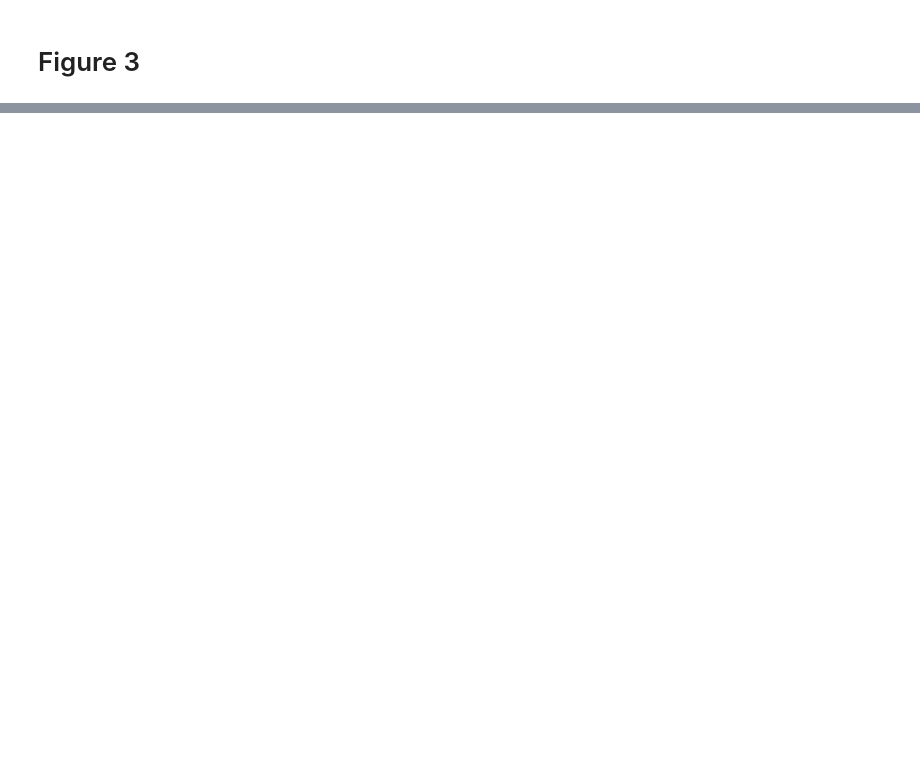
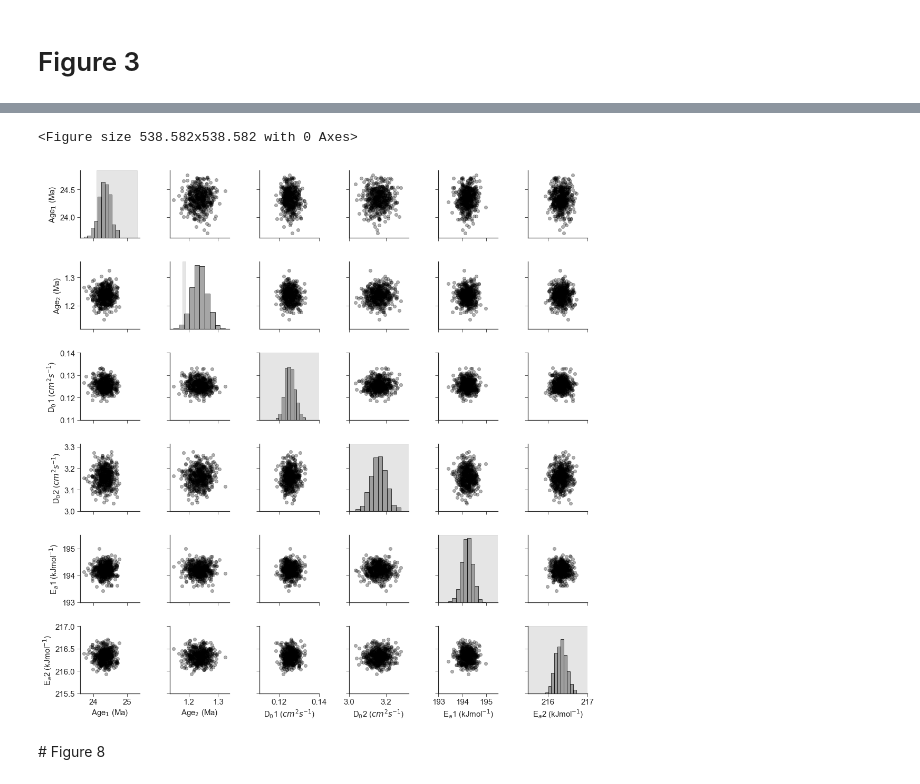
Before and after one commit to jackcarter9/Bayesian-multi-component-40Ar-39Ar-dating, a Jupyter notebook: Code/Plots in paper and Supplement/Plots for Paper.ipynb, the cells around one changed output, grey strips where cells are left out. Cells and saved outputs as stored; diff of their text form; code cells hidden in the pictures; blank space fills up the shorter version.

```diff
--- a/Code/Plots in paper and Supplement/Plots for Paper.ipynb
+++ b/Code/Plots in paper and Supplement/Plots for Paper.ipynb
@@ -490,0 +550,62 @@ plt.tight_layout()
+# %%
+cwd = os.chdir("/Users/jackcarter/Documents/Data_Mixtures")
+df = pd.read_csv('hb_acs_trace.csv', engine = 'python')
+# %%
+# PLotting Data Frame
+dfp = pd.DataFrame({"age1":df['age1'].values,
+                   "age2": df['age2'].values,
+                   "ea1":df['ea1'].values,
+                   "ea2":df['ea2'].values,
+                   "d01":df['d01'].values,
+                   "d02":df['d02'].values})
+# %%
+import seaborn as sns
+plt.figure(figsize = (7.48031, 7.48031))
+g = sns.PairGrid(dfp)
+g = g.map_diag(plt.hist, facecolor = 'grey', edgecolor = 'k',
+              alpha = 0.7)
+g = g.map_offdiag(plt.scatter, alpha = 0.3, color = 'k')
+
+
+# Y_AXIS LABELS
+
+g.axes[0,0].set_ylabel('Age$_1$ (Ma)')
+g.axes[1,0].set_ylabel('Age$_2$ (Ma)')
+g.axes[2,0].set_ylabel('D$_0$1 ($cm^{2}s^{-1}$)')
+g.axes[3,0].set_ylabel('D$_0$2 ($cm^{2}s^{-1}$)')
+g.axes[4,0].set_ylabel('E$_a$1 (kJmol$^{-1}$)')
+g.axes[5,0].set_ylabel('E$_a$2 (kJmol$^{-1}$)')
+
+
+
+# X_AXIS LABELS
+
+g.axes[5,0].set_xlabel('Age$_1$ (Ma)')
+g.axes[5,1].set_xlabel('Age$_2$ (Ma)')
+g.axes[5,2].set_xlabel('D$_0$1 ($cm^{2}s^{-1}$)')
+g.axes[5,3].set_xlabel('D$_0$2 ($cm^{2}s^{-1}$)')
+g.axes[5,4].set_xlabel('E$_a$1 (kJmol$^{-1}$)')
+g.axes[5,5].set_xlabel('E$_a$2 (kJmol$^{-1}$)')
+
+g.axes[0,0].axvspan(24.1,25.3, color = 'grey', alpha = 0.2)
+g.axes[1,1].axvspan(1.18,1.19, color = 'grey', alpha = 0.2)
+g.axes[2,2].axvspan(0.000111, 0.21,color = 'grey', alpha = 0.2)
+g.axes[3,3].axvspan(0.5, 15, color = 'grey', alpha = 0.2)
+g.axes[4,4].axvspan(180,200, color = 'grey', alpha = 0.2)
+g.axes[5,5].axvspan(210,230, color = 'grey', alpha = 0.2)
+
+g.axes[2,2].set_xlim(0.11, 0.14)
+g.axes[3,3].set_xlim(3, 3.32)
+g.axes[4,4].set_xlim(193, 195.5)
+g.axes[5,5].set_xlim(215.5, 217)
+g.axes[2,2].set_ylim(0.11, 0.14)
+g.axes[4,4].set_ylim(193, 195.5)
+g.axes[5,5].set_ylim(215.5, 217)
+
+plt.tight_layout()
+plt.savefig('jc_fig6_pair.pdf')
+# %% [output]
+<Figure size 538.582x538.582 with 0 Axes>
+[figure, added]
+# %% [markdown]
+# Figure 8
```
Also changed, not shown: parts of 27 cells of this notebook.
